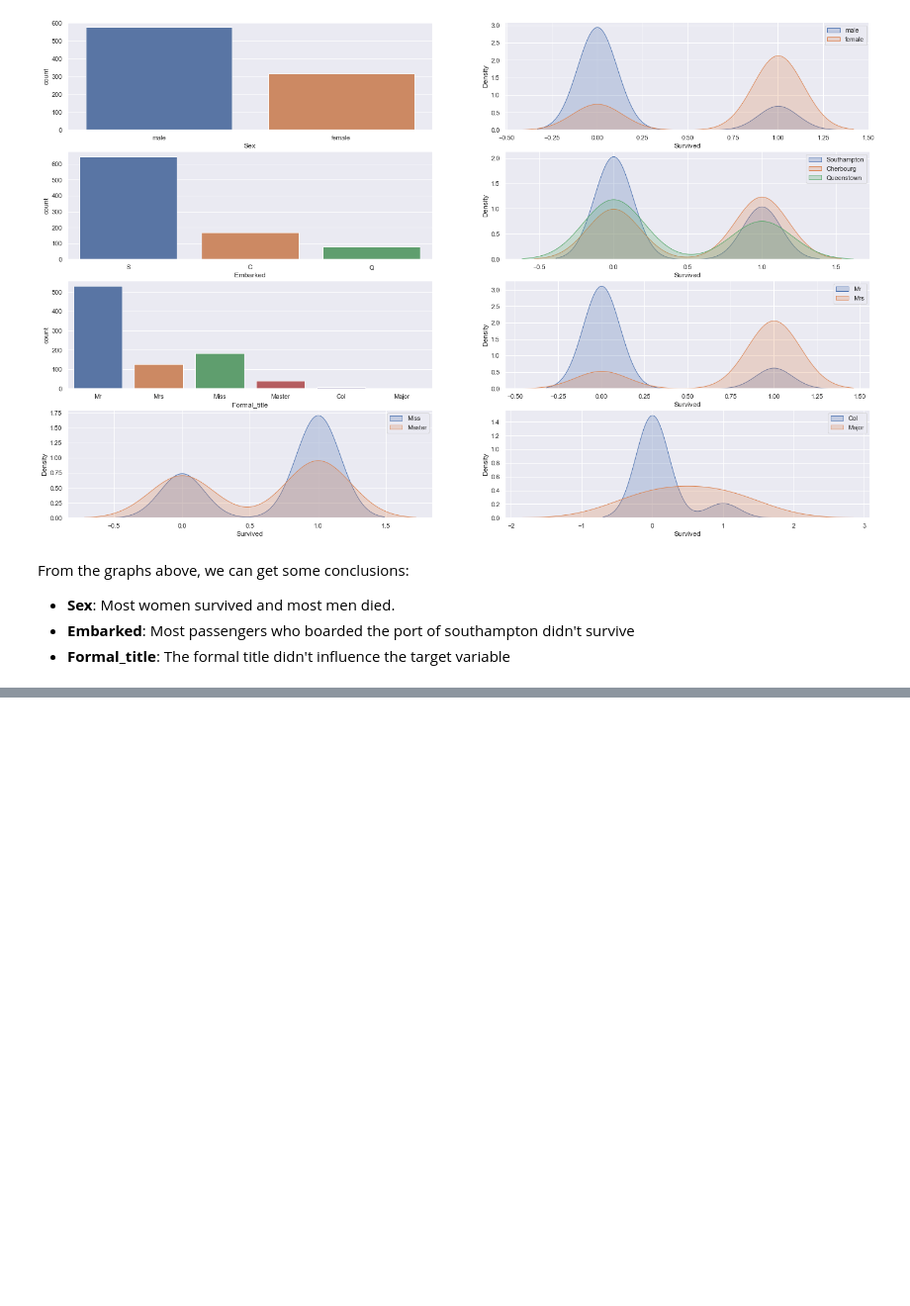
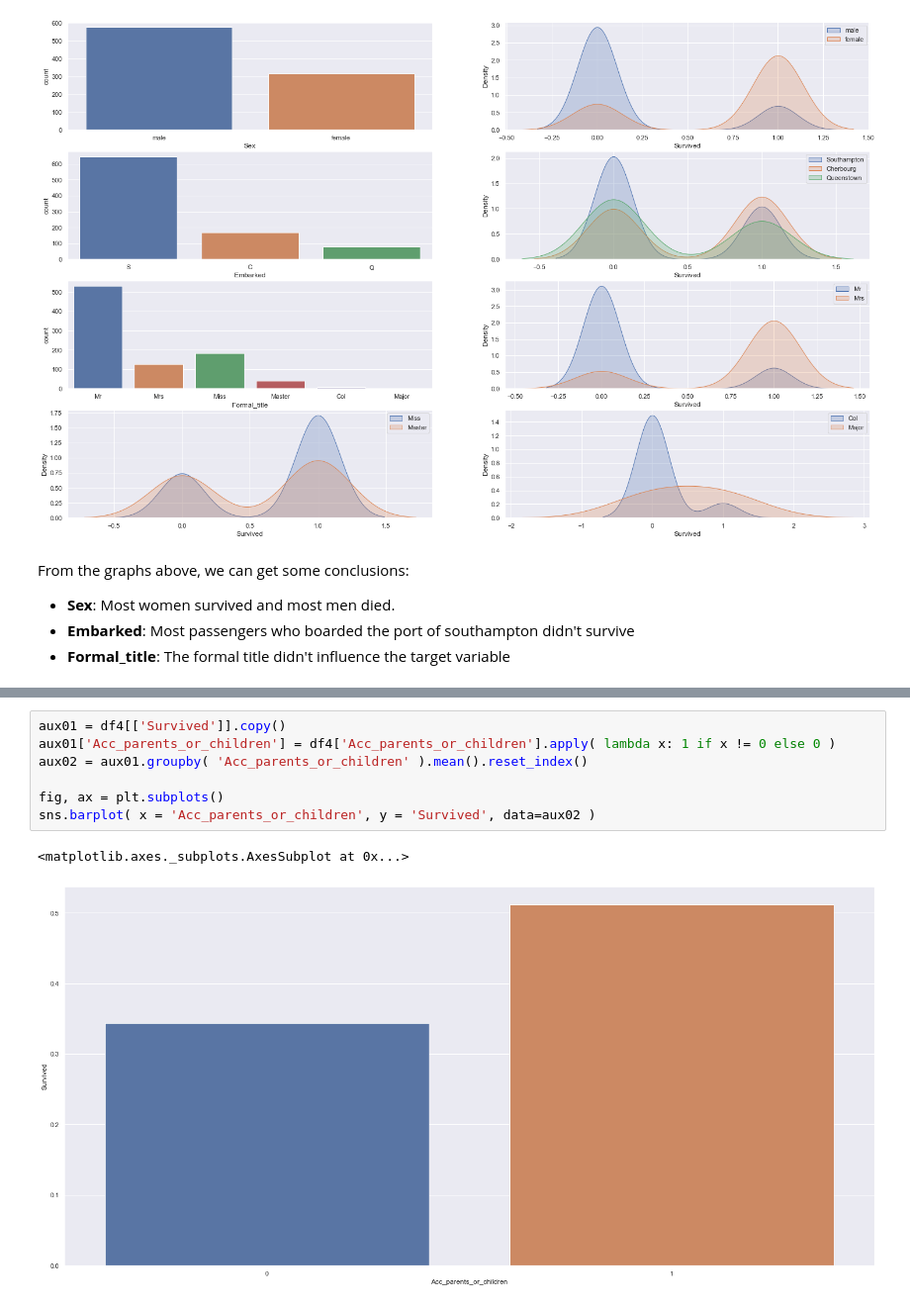
Before and after one commit to endhel/Prediction-of-the-Survivors-Titanic, a Jupyter notebook: Prediction-of-the-Survivors-Titanic.ipynb, the cells around one changed output, grey strips where cells are left out. Shown: that part at 99% size. Saved outputs shown, nothing was run; the diff lists cells and outputs as text; blank space fills up the shorter version.

```diff
--- a/Prediction-of-the-Survivors-Titanic.ipynb
+++ b/Prediction-of-the-Survivors-Titanic.ipynb
@@ -482,0 +505,10 @@ From the graphs above, we can get some conclusions:
+# %%
+aux01 = df4[['Survived']].copy()
+aux01['Acc_parents_or_children'] = df4['Acc_parents_or_children'].apply( lambda x: 1 if x != 0 else 0 )
+aux02 = aux01.groupby( 'Acc_parents_or_children' ).mean().reset_index()
+
+fig, ax = plt.subplots()
+sns.barplot( x = 'Acc_parents_or_children', y = 'Survived', data=aux02 )
+# %% [output]
+<matplotlib.axes._subplots.AxesSubplot at 0x...>
+[figure, added]
```
Also changed, not shown: parts of 18 cells of this notebook.
